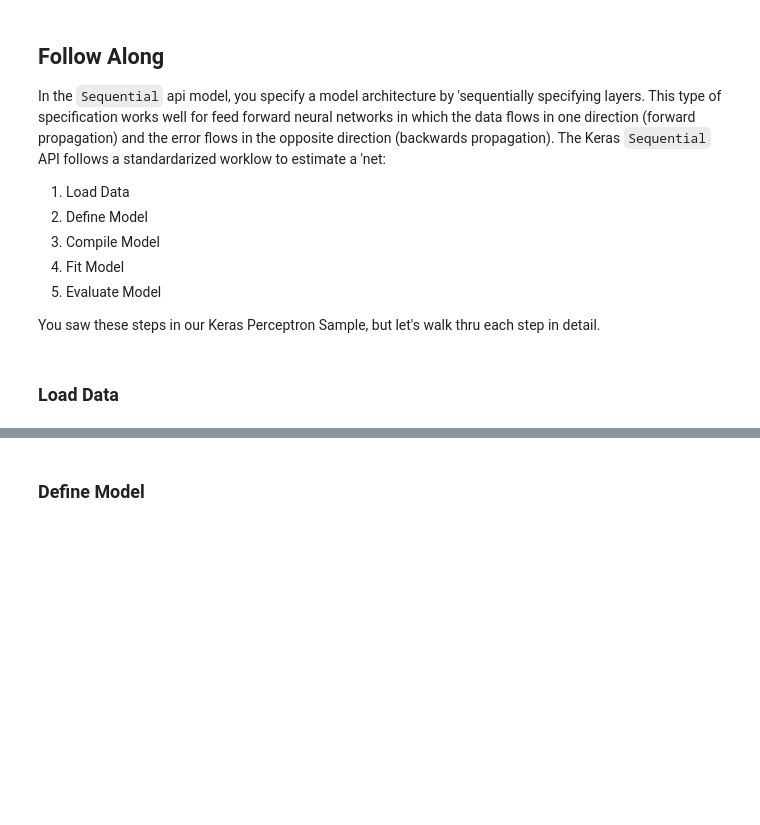
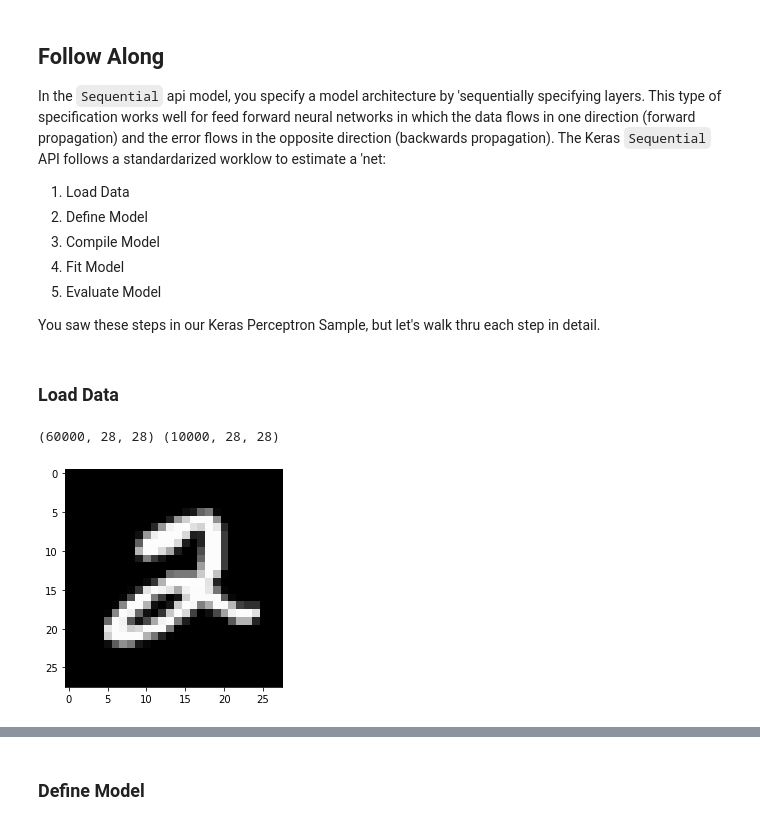
Before and after one commit to laguz/DS-Unit-4-Sprint-2-Neural-Networks, a Jupyter notebook: module1-Architect/LS_DS_421_Architect_Lecture.ipynb, the cells around one changed output, grey strips where cells are left out. Cells and saved outputs as stored; diff of their text form; code cells hidden in the pictures; blank space fills up the shorter version.

```diff
--- a/module1-Architect/LS_DS_421_Architect_Lecture.ipynb
+++ b/module1-Architect/LS_DS_421_Architect_Lecture.ipynb
@@ -397,7 +408,12 @@ import numpy as np
 # %%
 # Load the Data
 (X_train, y_train), (X_test, y_test) = mnist.load_data()
+print(X_train.shape, X_test.shape)
+# %% [output]
+(60000, 28, 28) (10000, 28, 28)
 # %%
 import matplotlib.pyplot as plt
 
-plt.imshow(X_train[10]);
+plt.imshow(X_train[5], cmap='gray');
+# %% [output]
+[figure, added]
```
Also changed, not shown: parts of 18 cells of this notebook.
